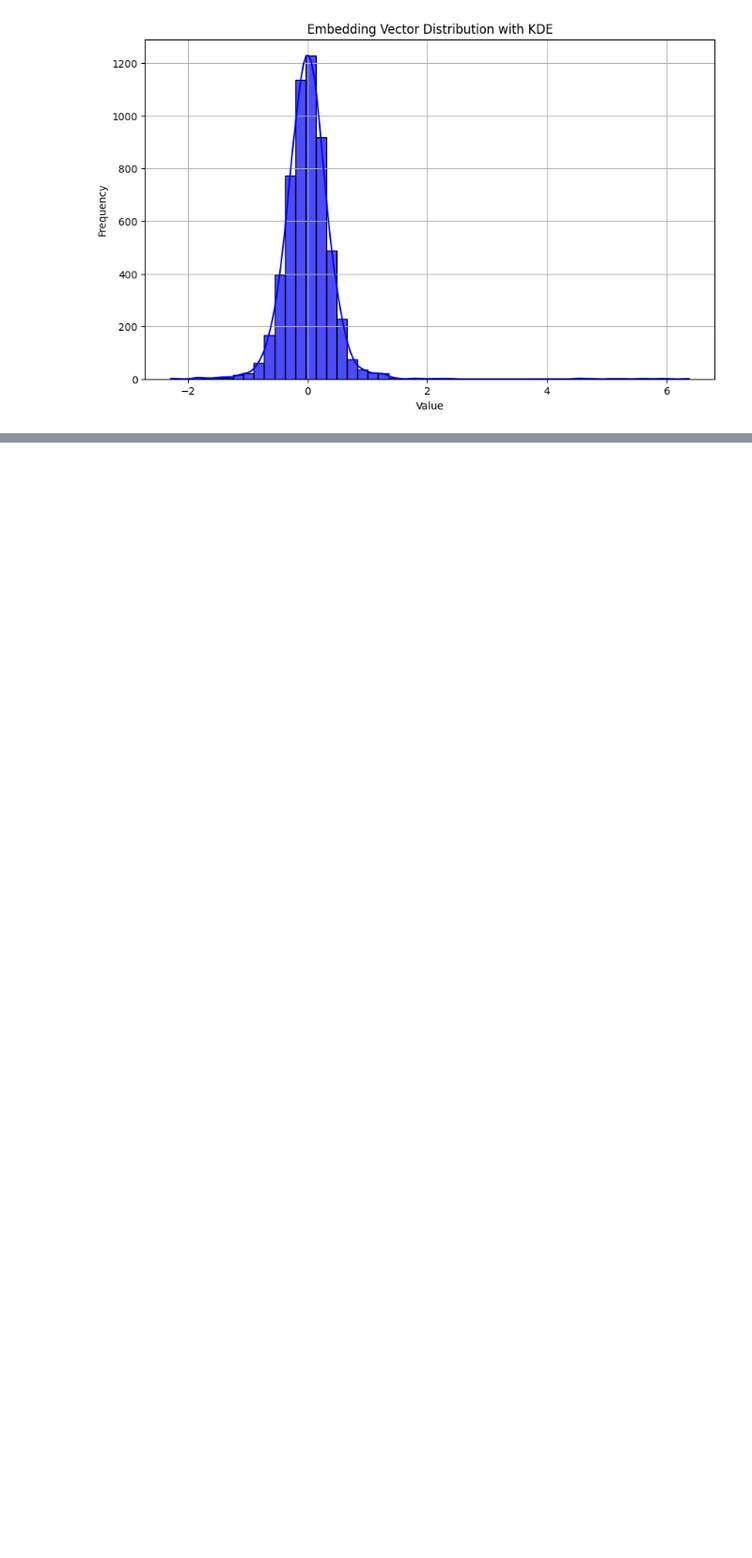
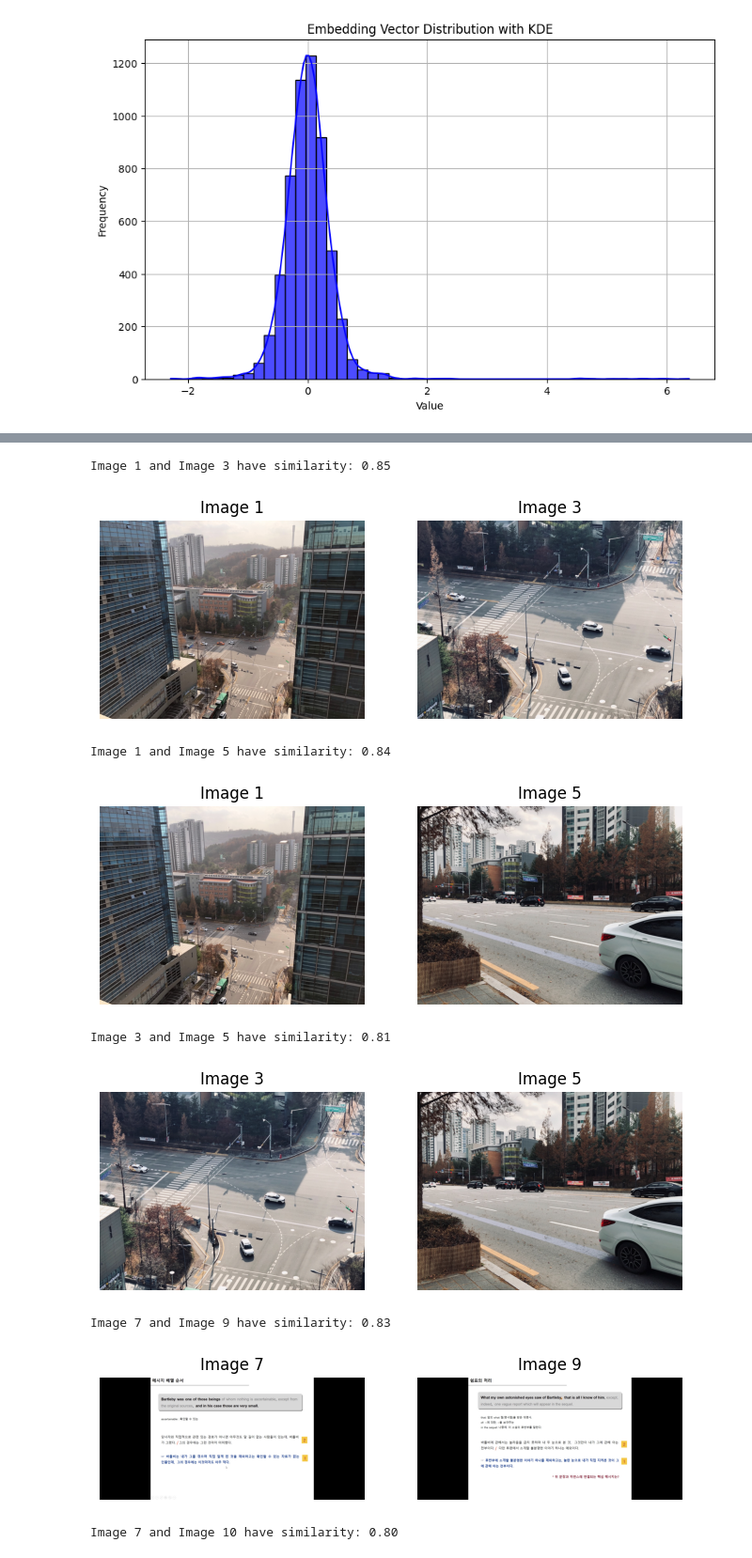
Before and after one commit to ethicsense/datadrift_app_engine, a Jupyter notebook: datadoctor/ddoc_test.ipynb, the cells around one changed output, grey strips where cells are left out. Shown at 94% size. Cells and saved outputs as stored; diff of their text form; code cells hidden in the pictures; blank space fills up the shorter version.

```diff
--- a/datadoctor/ddoc_test.ipynb
+++ b/datadoctor/ddoc_test.ipynb
@@ -79,0 +101,41 @@ plt.show()
+# %%
+# 유사도가 0.8 이상인 이미지 쌍 출력
+threshold = 0.8
+similar_pairs = []
+
+for i in range(len(similarity_matrix)):
+    for j in range(i + 1, len(similarity_matrix)):  # 자기 자신 제외
+        if similarity_matrix[i, j] >= threshold:
+            similar_pairs.append((i, j, similarity_matrix[i, j]))
+
+# 이미지 쌍 표시
+for pair in similar_pairs:
+    idx1, idx2, sim = pair
+    print(f"Image {idx1} and Image {idx2} have similarity: {sim:.2f}")
+
+    # 이미지 로드 및 표시
+    img1 = Image.open(filepath_list[idx1])
+    img2 = Image.open(filepath_list[idx2])
+
+    plt.figure(figsize=(8, 4))
+    plt.subplot(1, 2, 1)
+    plt.imshow(img1)
+    plt.title(f"Image {idx1}")
+    plt.axis('off')
+
+    plt.subplot(1, 2, 2)
+    plt.imshow(img2)
+    plt.title(f"Image {idx2}")
+    plt.axis('off')
+
+    plt.show()
+# %% [output]
+Image 1 and Image 3 have similarity: 0.85
+[figure, added]
+Image 1 and Image 5 have similarity: 0.84
+[figure, added]
+Image 3 and Image 5 have similarity: 0.81
+[figure, added]
+Image 7 and Image 9 have similarity: 0.83
+[figure, added]
+Image 7 and Image 10 have similarity: 0.80
```
Also changed, not shown: parts of 4 cells of this notebook, 1 other file.
